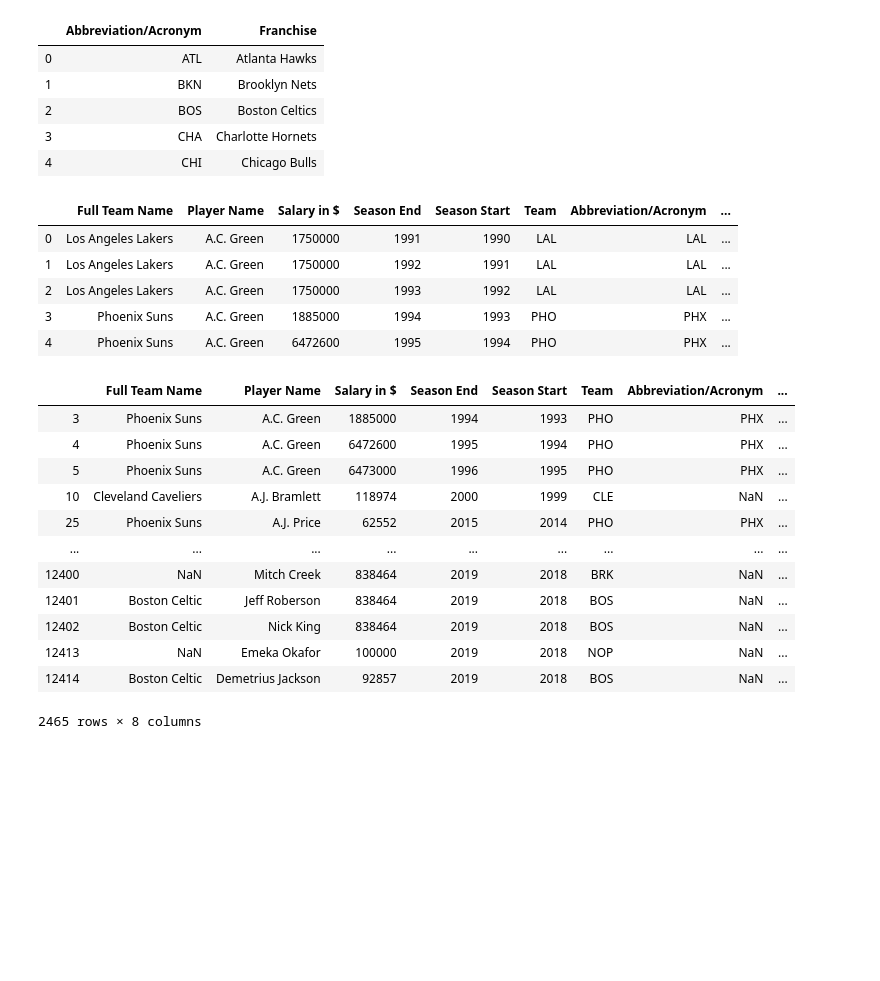
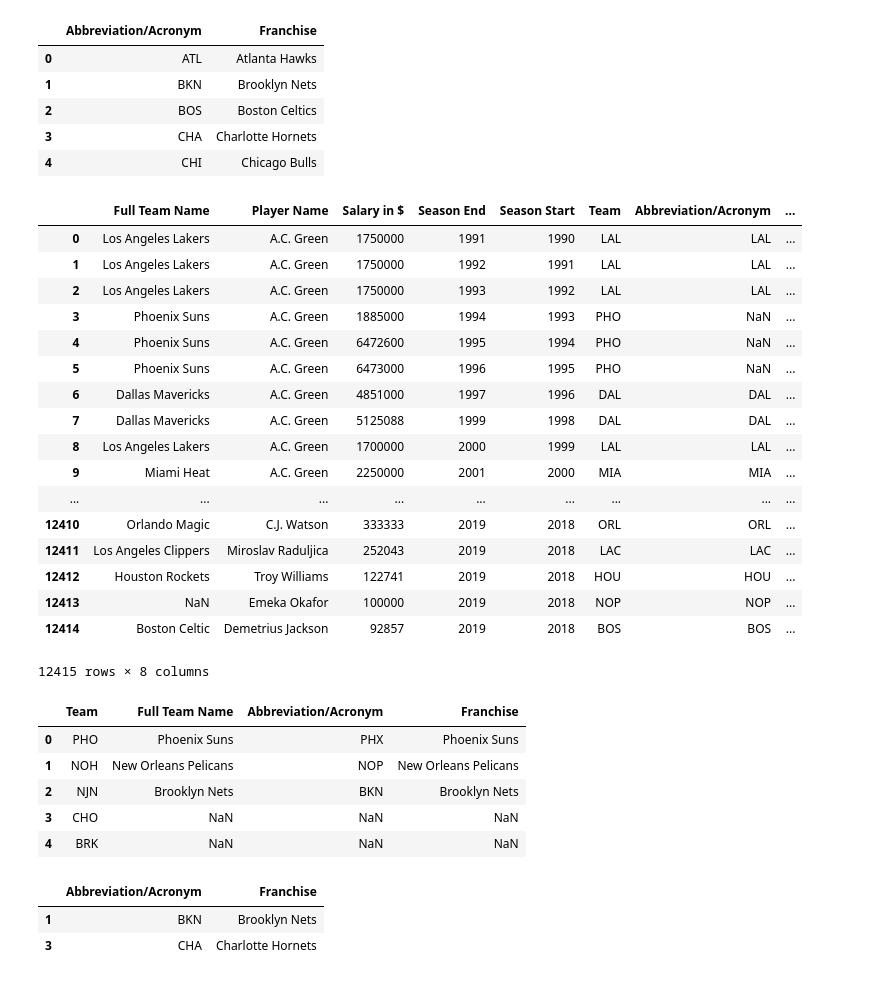
Before and after one commit to chunheisiu/NBA-POTW-Visualization, a Jupyter notebook: notebooks/Scratch.ipynb, the cells around one changed output. Drawn from its saved outputs; the diff is of its cells as text; code cells hidden in the pictures; blank space fills up the shorter version.

Commit message:
find the true team name for salarydf

```diff
--- a/notebooks/Scratch.ipynb
+++ b/notebooks/Scratch.ipynb
@@ -102,28 +102,43 @@ abb.head()
 | 3 | CHA | Charlotte Hornets |
 | 4 | CHI | Chicago Bulls |
 # %%
-salarydf_clean = pd.merge(salarydf, abb, left_on = 'Full Team Name', right_on = 'Franchise', how = 'left')
-salarydf_clean.head()
+salarydf_clean = pd.merge(salarydf, abb, left_on = 'Team', right_on = 'Abbreviation/Acronym', how = 'left')
+salarydf_clean
 # %% [output]
 |  | Full Team Name | Player Name | Salary in $ | Season End | Season Start | Team | Abbreviation/Acronym | ... |
 | 0 | Los Angeles Lakers | A.C. Green | 1750000 | 1991 | 1990 | LAL | LAL | ... |
 | 1 | Los Angeles Lakers | A.C. Green | 1750000 | 1992 | 1991 | LAL | LAL | ... |
 | 2 | Los Angeles Lakers | A.C. Green | 1750000 | 1993 | 1992 | LAL | LAL | ... |
-| 3 | Phoenix Suns | A.C. Green | 1885000 | 1994 | 1993 | PHO | PHX | ... |
-| 4 | Phoenix Suns | A.C. Green | 6472600 | 1995 | 1994 | PHO | PHX | ... |
+| 3 | Phoenix Suns | A.C. Green | 1885000 | 1994 | 1993 | PHO | NaN | ... |
+| 4 | Phoenix Suns | A.C. Green | 6472600 | 1995 | 1994 | PHO | NaN | ... |
+| 5 | Phoenix Suns | A.C. Green | 6473000 | 1996 | 1995 | PHO | NaN | ... |
+| 6 | Dallas Mavericks | A.C. Green | 4851000 | 1997 | 1996 | DAL | DAL | ... |
+| 7 | Dallas Mavericks | A.C. Green | 5125088 | 1999 | 1998 | DAL | DAL | ... |
+| 8 | Los Angeles Lakers | A.C. Green | 1700000 | 2000 | 1999 | LAL | LAL | ... |
+| 9 | Miami Heat | A.C. Green | 2250000 | 2001 | 2000 | MIA | MIA | ... |
+| ... | ... | ... | ... | ... | ... | ... | ... | ... |
+| 12410 | Orlando Magic | C.J. Watson | 333333 | 2019 | 2018 | ORL | ORL | ... |
+| 12411 | Los Angeles Clippers | Miroslav Raduljica | 252043 | 2019 | 2018 | LAC | LAC | ... |
+| 12412 | Houston Rockets | Troy Williams | 122741 | 2019 | 2018 | HOU | HOU | ... |
+| 12413 | NaN | Emeka Okafor | 100000 | 2019 | 2018 | NOP | NOP | ... |
+| 12414 | Boston Celtic | Demetrius Jackson | 92857 | 2019 | 2018 | BOS | BOS | ... |
+12415 rows × 8 columns
-# %%
-salarydf_clean.loc[salarydf_clean['Team'] != salarydf_clean['Abbreviation/Acronym']]
-# %% [output]
-|  | Full Team Name | Player Name | Salary in $ | Season End | Season Start | Team | Abbreviation/Acronym | ... |
-| 3 | Phoenix Suns | A.C. Green | 1885000 | 1994 | 1993 | PHO | PHX | ... |
-| 4 | Phoenix Suns | A.C. Green | 6472600 | 1995 | 1994 | PHO | PHX | ... |
-| 5 | Phoenix Suns | A.C. Green | 6473000 | 1996 | 1995 | PHO | PHX | ... |
-| 10 | Cleveland Caveliers | A.J. Bramlett | 118974 | 2000 | 1999 | CLE | NaN | ... |
-| 25 | Phoenix Suns | A.J. Price | 62552 | 2015 | 2014 | PHO | PHX | ... |
-| ... | ... | ... | ... | ... | ... | ... | ... | ... |
-| 12400 | NaN | Mitch Creek | 838464 | 2019 | 2018 | BRK | NaN | ... |
-| 12401 | Boston Celtic | Jeff Roberson | 838464 | 2019 | 2018 | BOS | NaN | ... |
-| 12402 | Boston Celtic | Nick King | 838464 | 2019 | 2018 | BOS | NaN | ... |
-| 12413 | NaN | Emeka Okafor | 100000 | 2019 | 2018 | NOP | NaN | ... |
-| 12414 | Boston Celtic | Demetrius Jackson | 92857 | 2019 | 2018 | BOS | NaN | ... |
-2465 rows × 8 columns
+# %%
+## Find the mispell abbreviation team name
+misabb = salarydf_clean.loc[salarydf_clean['Abbreviation/Acronym'].isna(), ['Team', 'Full Team Name']].drop_duplicates()
+misabb = pd.merge(misabb, abb, left_on = 'Full Team Name', right_on = 'Franchise', how = 'left')
+misabb
+# %% [output]
+|  | Team | Full Team Name | Abbreviation/Acronym | Franchise |
+| 0 | PHO | Phoenix Suns | PHX | Phoenix Suns |
+| 1 | NOH | New Orleans Pelicans | NOP | New Orleans Pelicans |
+| 2 | NJN | Brooklyn Nets | BKN | Brooklyn Nets |
+| 3 | CHO | NaN | NaN | NaN |
+| 4 | BRK | NaN | NaN | NaN |
+# %%
+## After searching online, we know that the true meaning of 'CHO' is 'Charlotte Hornets'and 'BRK' is 'Brooklyn Nets'
+abb.loc[(abb.Franchise == 'Brooklyn Nets') | (abb.Franchise == 'Charlotte Hornets')]
+# %% [output]
+|  | Abbreviation/Acronym | Franchise |
+| 1 | BKN | Brooklyn Nets |
+| 3 | CHA | Charlotte Hornets |
```
Also changed, not shown: parts of 2 cells of this notebook.
